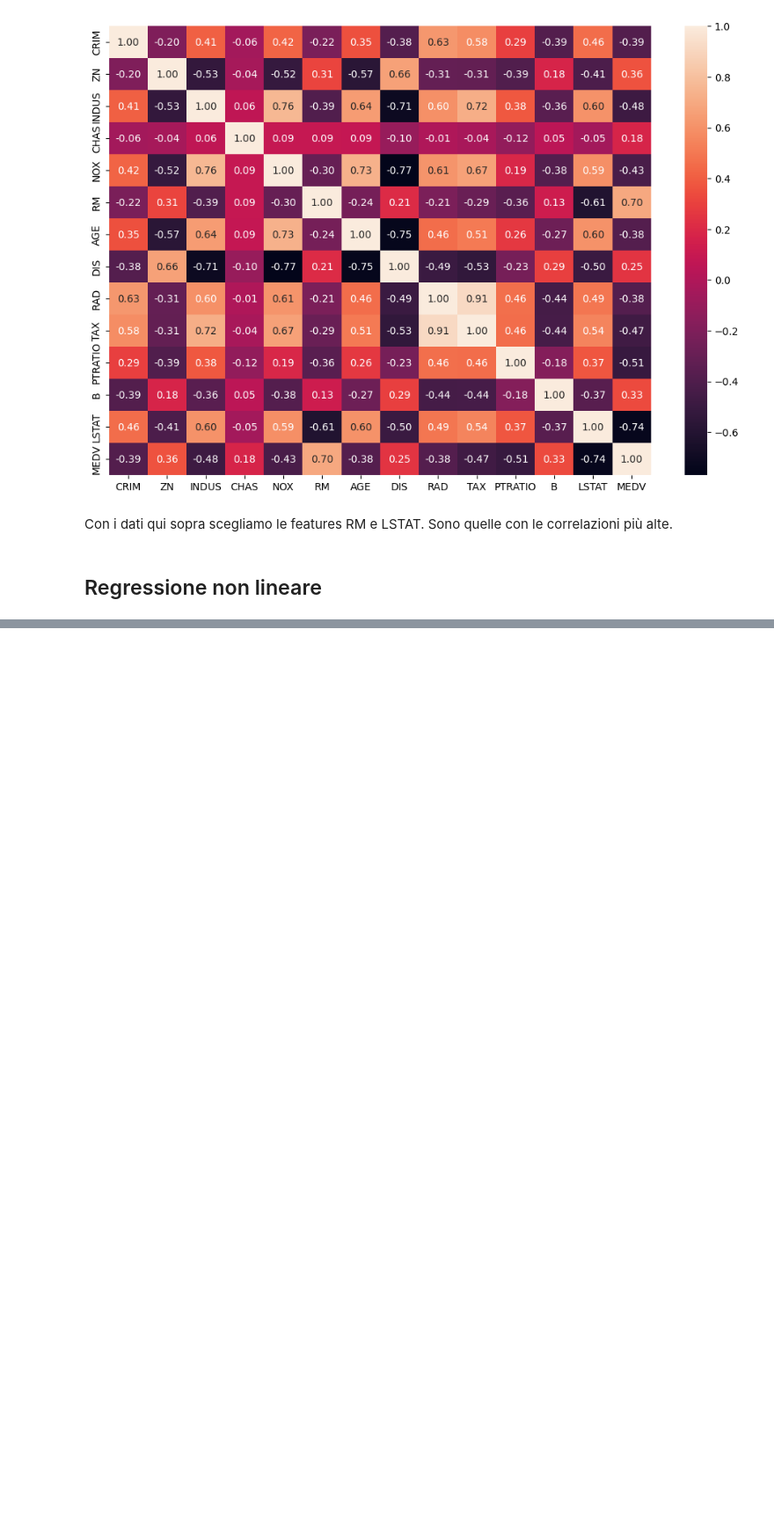
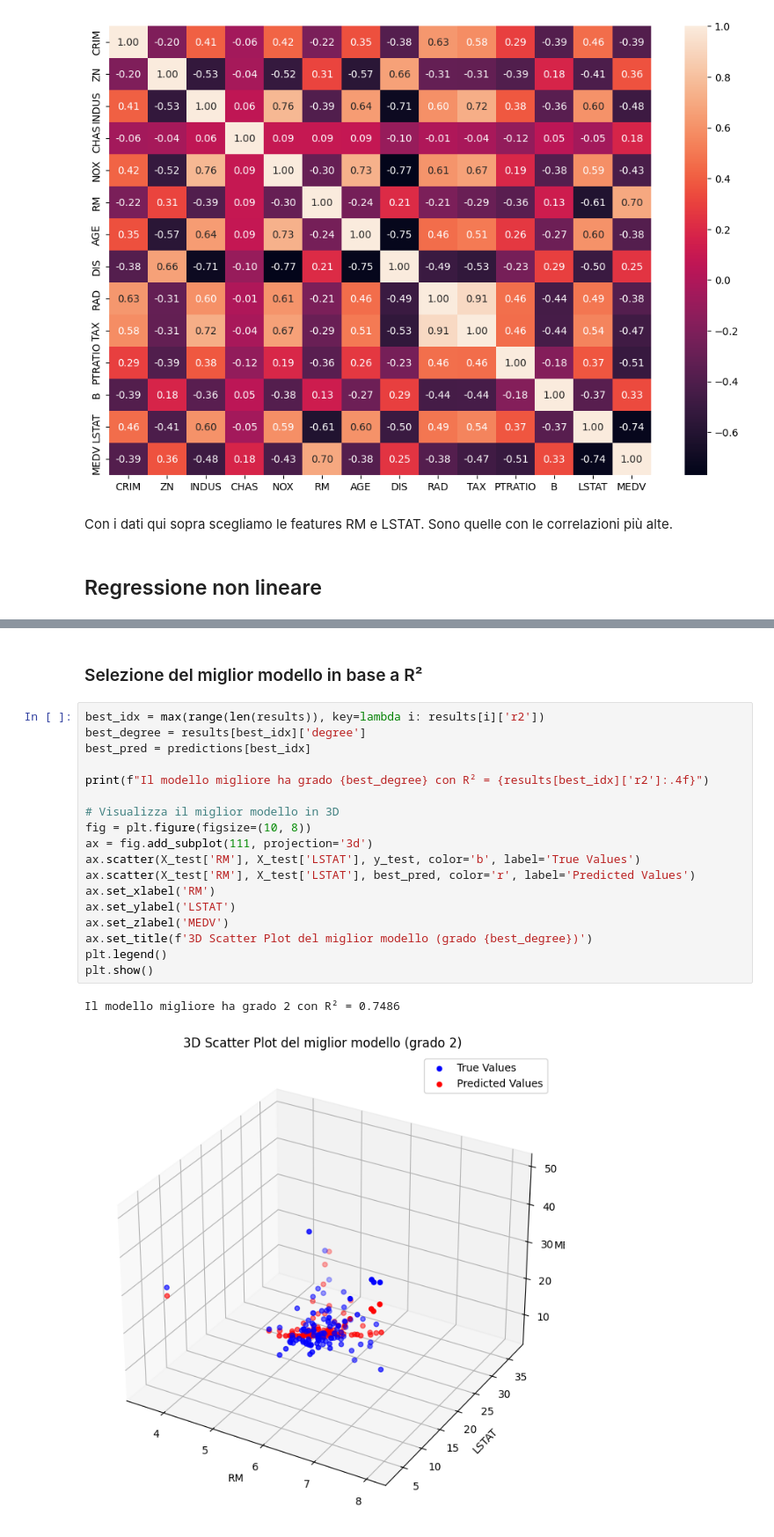
Before and after one commit to gianni20/Bostonshouse, a Jupyter notebook: Base.ipynb, the cells around one changed output, grey strips where cells are left out. Shown at 88% size. Drawn from its saved outputs; the diff is of its cells as text; blank space fills up the shorter version.

```diff
--- a/Base.ipynb
+++ b/Base.ipynb
@@ -105,0 +170,23 @@ plt.show()
+# %% [markdown]
+### Selezione del miglior modello in base a R²
+# %%
+best_idx = max(range(len(results)), key=lambda i: results[i]['r2'])
+best_degree = results[best_idx]['degree']
+best_pred = predictions[best_idx]
+
+print(f"Il modello migliore ha grado {best_degree} con R² = {results[best_idx]['r2']:.4f}")
+
+# Visualizza il miglior modello in 3D
+fig = plt.figure(figsize=(10, 8))
+ax = fig.add_subplot(111, projection='3d')
+ax.scatter(X_test['RM'], X_test['LSTAT'], y_test, color='b', label='True Values')
+ax.scatter(X_test['RM'], X_test['LSTAT'], best_pred, color='r', label='Predicted Values')
+ax.set_xlabel('RM')
+ax.set_ylabel('LSTAT')
+ax.set_zlabel('MEDV')
+ax.set_title(f'3D Scatter Plot del miglior modello (grado {best_degree})')
+plt.legend()
+plt.show()
+# %% [output]
+Il modello migliore ha grado 2 con R² = 0.7486
+[figure, added]
```
Also changed, not shown: parts of 10 cells of this notebook, 4 other files.
